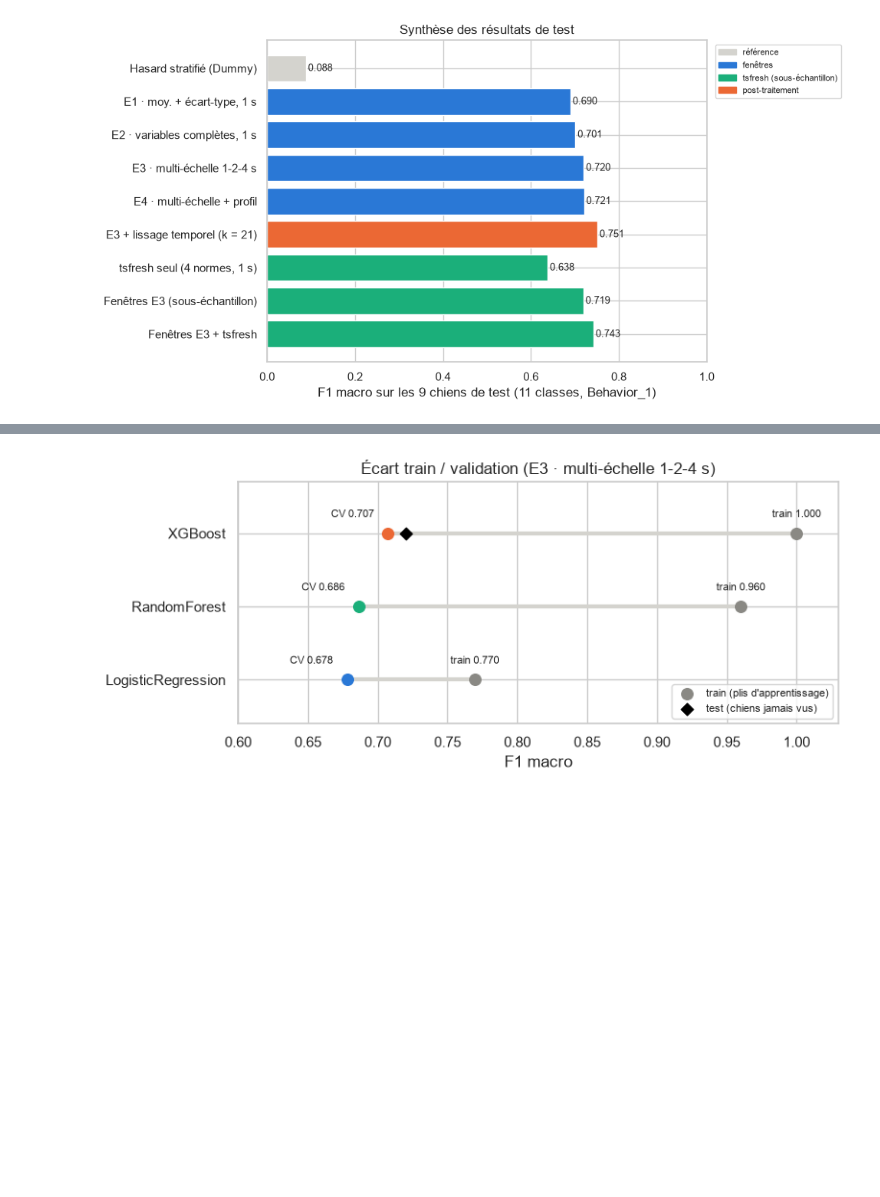
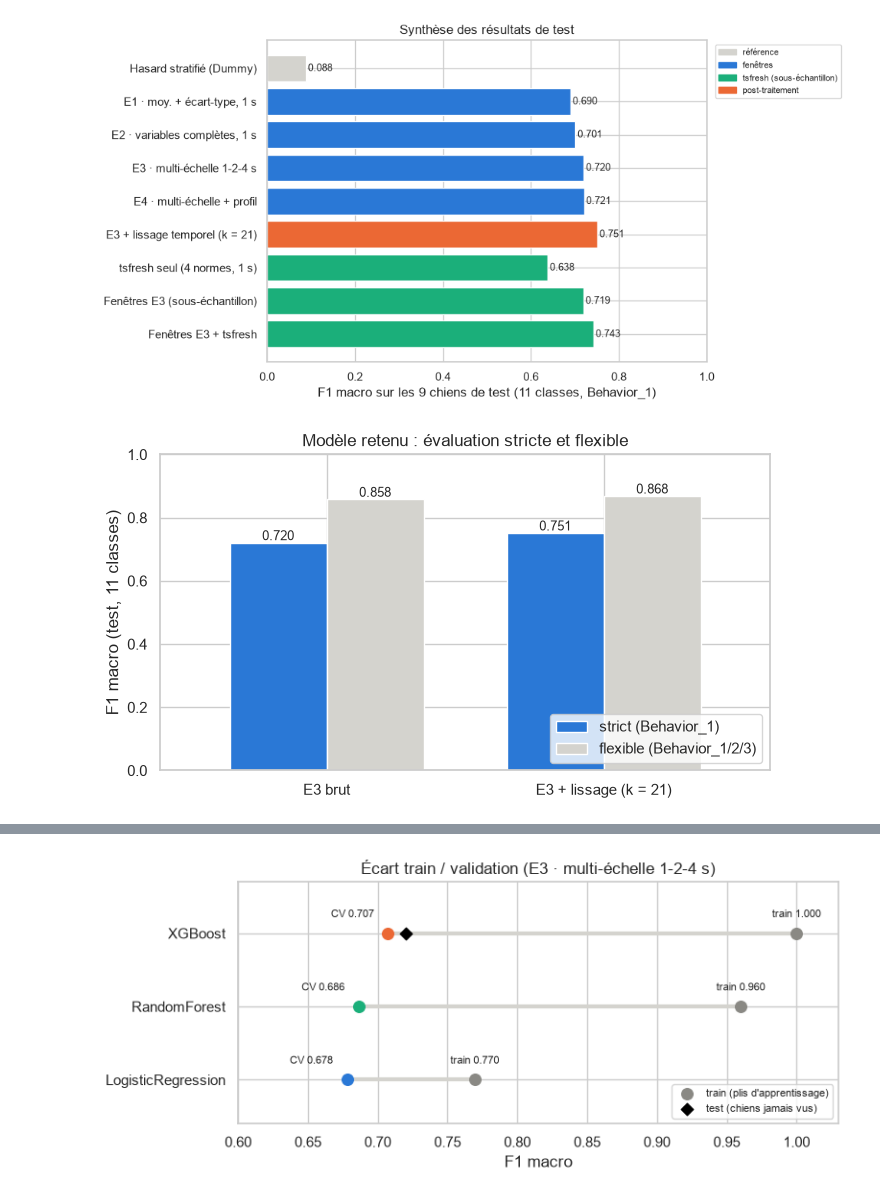
Before and after one commit to aporchet/dog-behavior-analysis, a Jupyter notebook: notebooks/08_presentation_soutenance.ipynb, the cells around one changed output, grey strips where cells are left out. Drawn from its saved outputs; the diff is of its cells as text; code cells hidden in the pictures; blank space fills up the shorter version.

```diff
--- a/notebooks/08_presentation_soutenance.ipynb
+++ b/notebooks/08_presentation_soutenance.ipynb
@@ -644,6 +639,26 @@ lignes += [(P.NOMS_TSFRESH[e], t06.loc[t06["experience"] == e, "f1_macro"].iloc[
 P.plot_synthese(pd.DataFrame(lignes, columns=["approche", "f1_macro", "groupe"])); plt.show()
 # %% [output]
 [figure]
+# %%
+def f1_flexible(df, col):
+    """F1 macro où une prédiction présente dans Behavior_1/2/3 est jugée correcte."""
+    ok = evaluation.flexible_correct(df, col)
+    verite = df["target"].where(~ok, df[col])
+    return f1_score(verite, df[col], labels=classes, average="macro", zero_division=0)
+
+flex = pd.DataFrame({
+    "strict (Behavior_1)": [f1_score(preds["target"], preds[c], labels=classes, average="macro") for c in ("pred", "pred_lisse")],
+    "flexible (Behavior_1/2/3)": [f1_flexible(preds, c) for c in ("pred", "pred_lisse")]},
+    index=["E3 brut", f"E3 + lissage (k = {K_LISSAGE})"])
+
+ax = flex.plot.bar(color=[P.BLEU, P.GRIS_CLAIR], figsize=(7, 4), rot=0, width=0.7)
+for cont in ax.containers:
+    ax.bar_label(cont, fmt="%.3f", fontsize=9)
+ax.set_ylim(0, 1); ax.set_ylabel("F1 macro (test, 11 classes)")
+ax.set_title("Modèle retenu : évaluation stricte et flexible")
+ax.legend(loc="lower right"); plt.tight_layout(); plt.show()
+# %% [output]
+[figure, added]
 # %% [markdown]
 | Ce qui marche | Ce qui limite |
 |---|---|
```
Also changed, not shown: parts of 12 cells of this notebook, 1 other file.
